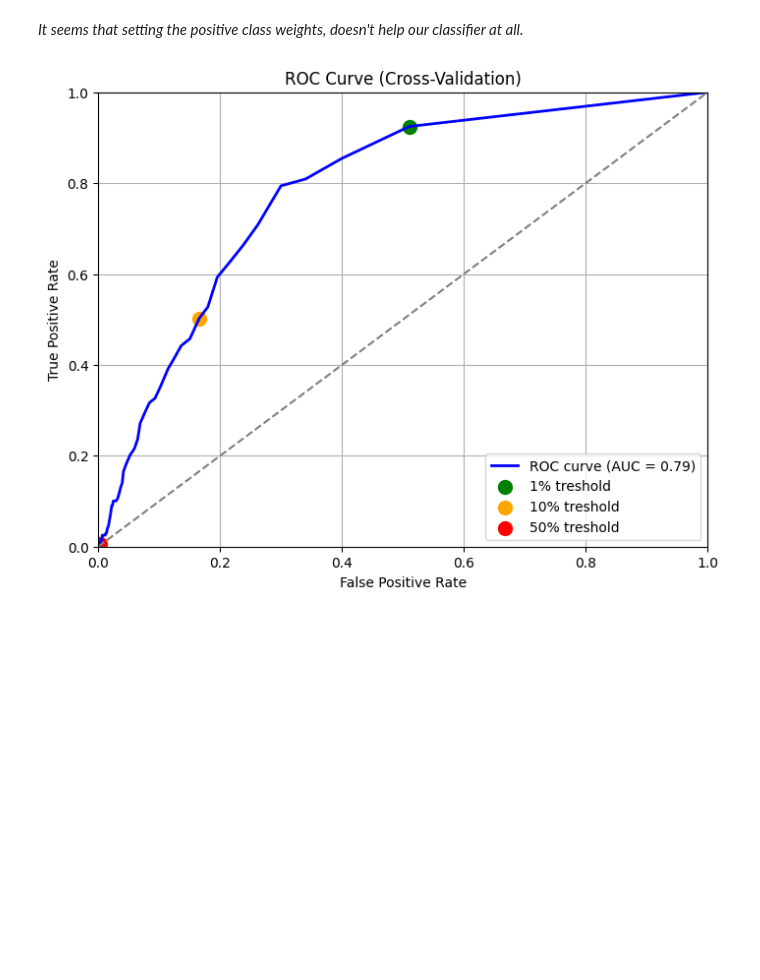
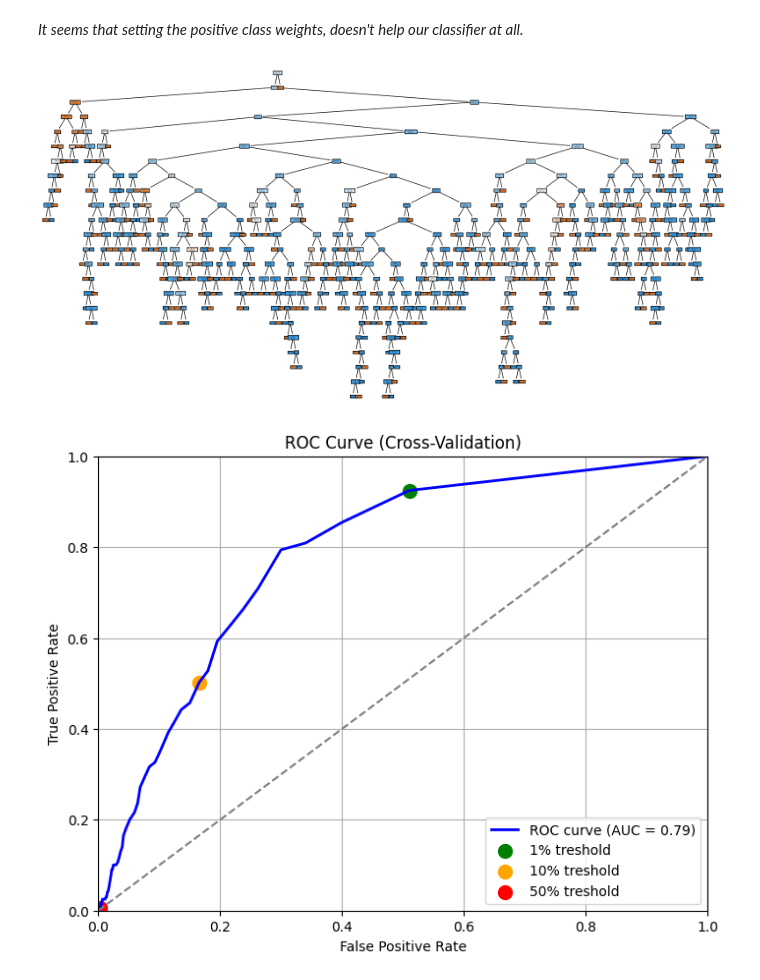
Before and after one commit to janwyczawski/Stroke-prediction, a Jupyter notebook: project.ipynb, the cells around one changed output. Cells and saved outputs as stored; diff of their text form; code cells hidden in the pictures; blank space fills up the shorter version.

```diff
--- a/project.ipynb
+++ b/project.ipynb
@@ -680,7 +681,8 @@ transformer = ColumnTransformer(
     transformers=[
         ('num', numerical_transformer, significant_numerical_features),
         ('cat', categorical_transformer, significant_categorical_features)
-    ]
+    ],
+    remainder='drop'
 )
 
 pipe1 = Pipeline(steps=[
@@ -861,6 +863,19 @@ plt.axvline(x=7, color='red', linestyle='--', label='Class Weight = 7');
 [figure]
 # %% [markdown]
 _It seems that setting the positive class weights, doesn't help our classifier at all._
+# %%
+random_forest1 = rf.best_estimator_.named_steps['regressor']
+tree_index = 0
+plt.figure(figsize=(20, 10))
+plot_tree(
+    random_forest1.estimators_[tree_index],
+    filled=True,
+    feature_names=significant_numerical_features + list(rf.best_estimator_['preprocessor'].transformers_[1][1].get_feature_names_out()),
+    class_names=['No Stroke', 'Stroke']
+)
+plt.show()
+# %% [output]
+[figure, added]
 # %%
 y_prob_cv = cross_val_predict(random_forest1, X_train, y_train, cv=10, method='predict_proba')[:, 1]
 
```
Also changed, not shown: parts of 9 cells of this notebook, 1 other file.
